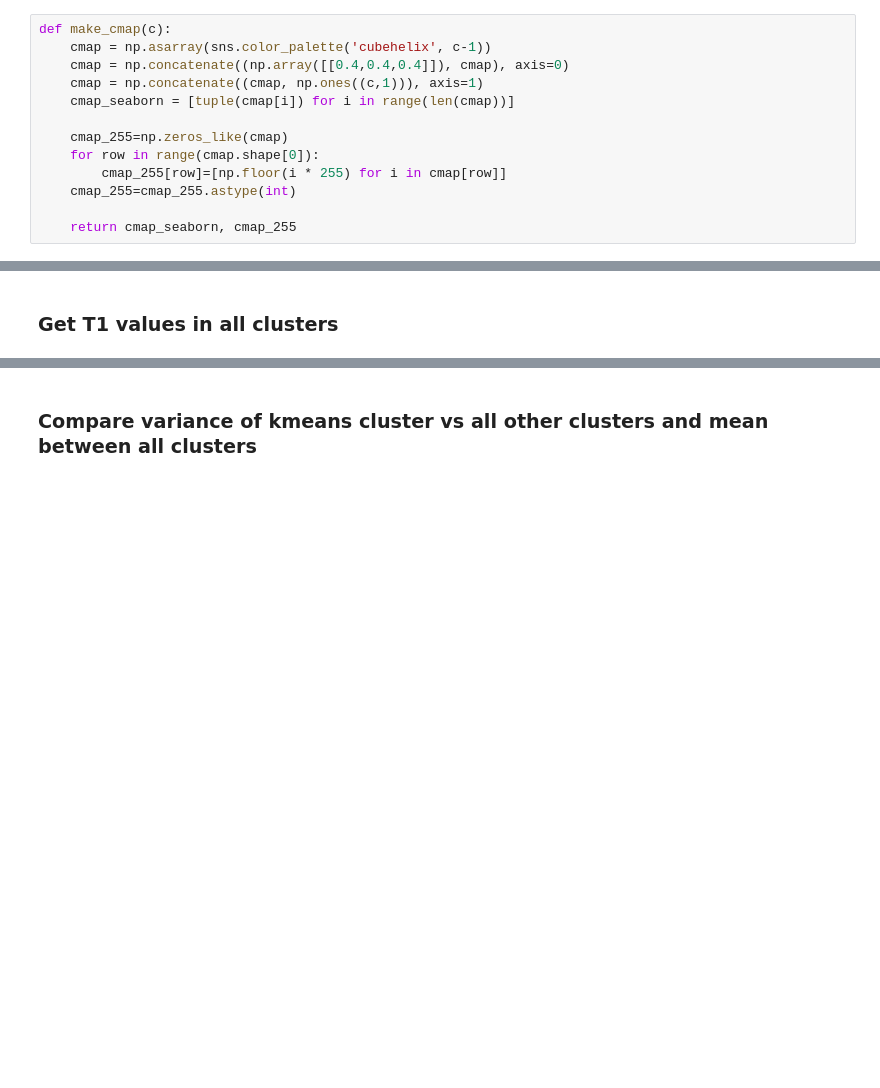
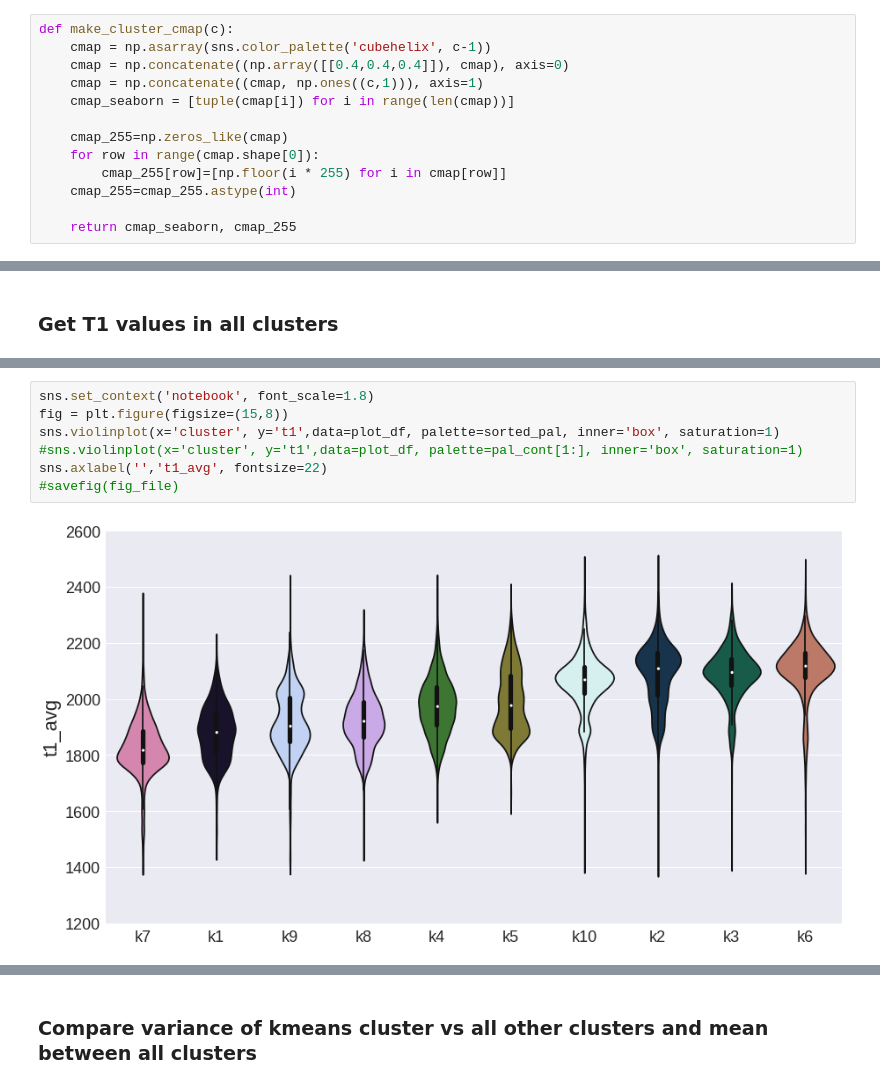
Before and after one commit to juhuntenburg/myelinconnect, a Jupyter notebook: notebooks/t1_full_cluster_group.ipynb, the cells around one changed output, grey strips where cells are left out. Cells and saved outputs as stored; diff of their text form; blank space fills up the shorter version.

```diff
--- a/notebooks/t1_full_cluster_group.ipynb
+++ b/notebooks/t1_full_cluster_group.ipynb
@@ -12,7 +12,7 @@ import seaborn as sns
 from vtk_rw import read_vtk, write_vtk
 import operator
 # %%
-def make_cmap(c):
+def make_cluster_cmap(c):
     cmap = np.asarray(sns.color_palette('cubehelix', c-1))
     cmap = np.concatenate((np.array([[0.4,0.4,0.4]]), cmap), axis=0)
     cmap = np.concatenate((cmap, np.ones((c,1))), axis=1)
@@ -109,0 +159,9 @@ for c in range(int(clust.max()+1)):
+# %%
+sns.set_context('notebook', font_scale=1.8)
+fig = plt.figure(figsize=(15,8))
+sns.violinplot(x='cluster', y='t1',data=plot_df, palette=sorted_pal, inner='box', saturation=1)
+#sns.violinplot(x='cluster', y='t1',data=plot_df, palette=pal_cont[1:], inner='box', saturation=1)
+sns.axlabel('','t1_avg', fontsize=22)
+#savefig(fig_file)
+# %% [output]
+[figure, added]
```
Also changed, not shown: parts of 20 cells of this notebook, 16 other files.
